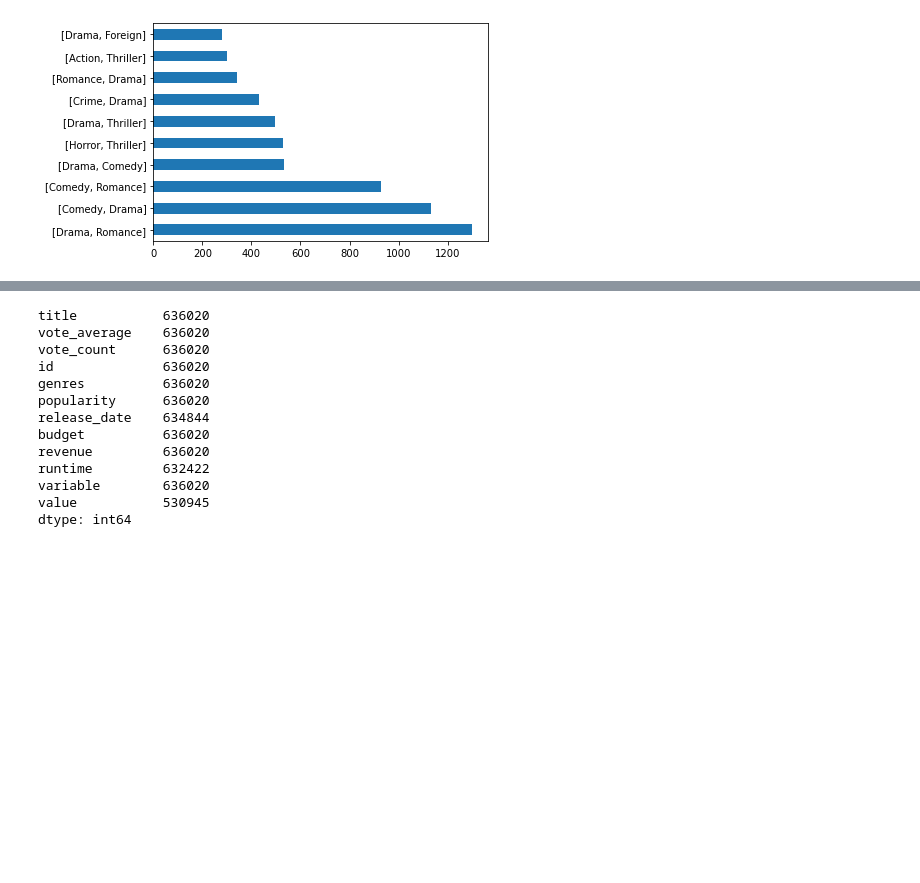
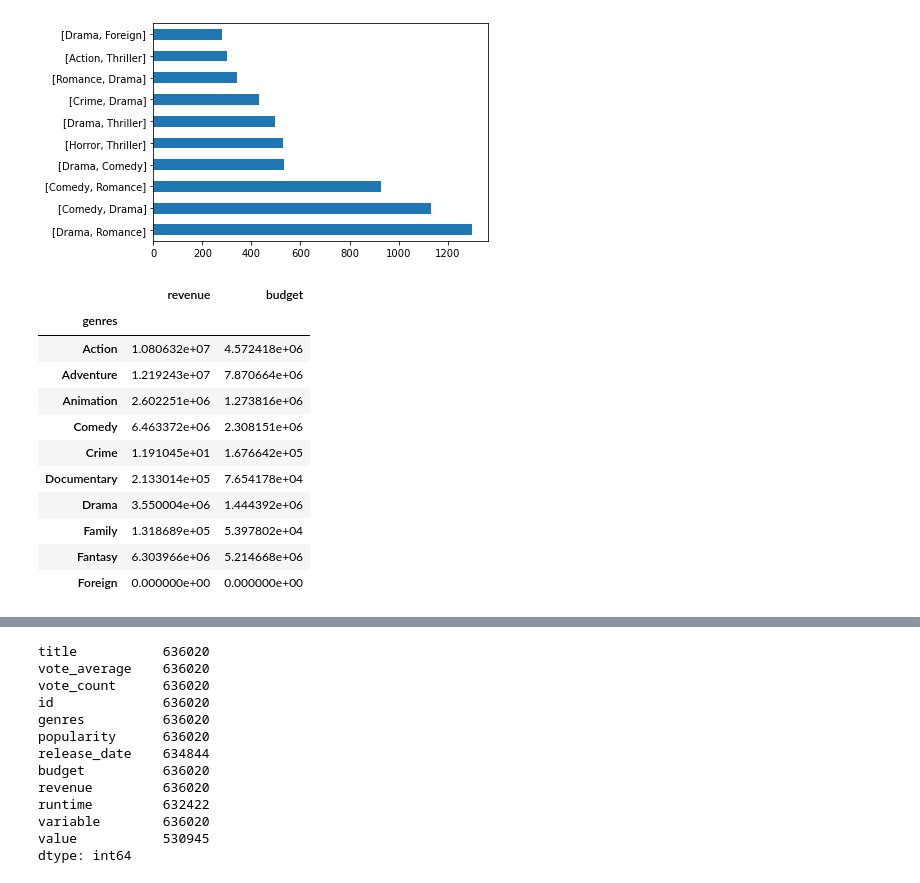
Before and after one commit to sathwikkes/Movie-Recommender-System, a Jupyter notebook: moviedataproject.ipynb, the cells around one changed output, grey strips where cells are left out. Cells and saved outputs as stored; diff of their text form; code cells hidden in the pictures; blank space fills up the shorter version.

Commit message:
converted the list into hash to groupby

```diff
--- a/moviedataproject.ipynb
+++ b/moviedataproject.ipynb
@@ -380,6 +393,23 @@ movie_with_two['genres'].value_counts().head(10).plot(kind ='barh') #303 unique
 # %% [output]
 <matplotlib.axes._subplots.AxesSubplot at 0x...>
 [figure]
+# %%
+movie_genres_key = movie_with_one['genres'].apply(lambda x: '_'.join((map(str,x))))
+# %%
+movie_with_one.groupby(movie_genres_key, sort =True)[['revenue', 'budget']].mean().head(10)
+# %% [output]
+|  | revenue | budget |
+| genres |  |  |
+| Action | 1.080632e+07 | 4.572418e+06 |
+| Adventure | 1.219243e+07 | 7.870664e+06 |
+| Animation | 2.602251e+06 | 1.273816e+06 |
+| Comedy | 6.463372e+06 | 2.308151e+06 |
+| Crime | 1.191045e+01 | 1.676642e+05 |
+| Documentary | 2.133014e+05 | 7.654178e+04 |
+| Drama | 3.550004e+06 | 1.444392e+06 |
+| Family | 1.318689e+05 | 5.397802e+04 |
+| Fantasy | 6.303966e+06 | 5.214668e+06 |
+| Foreign | 0.000000e+00 | 0.000000e+00 |
 # %%
 movie_small = pd.melt(movies,
                         id_vars = ['original_title', 'vote_average', 'vote_count', 'id', 'genres',
```
Also changed, not shown: parts of 27 cells of this notebook.
